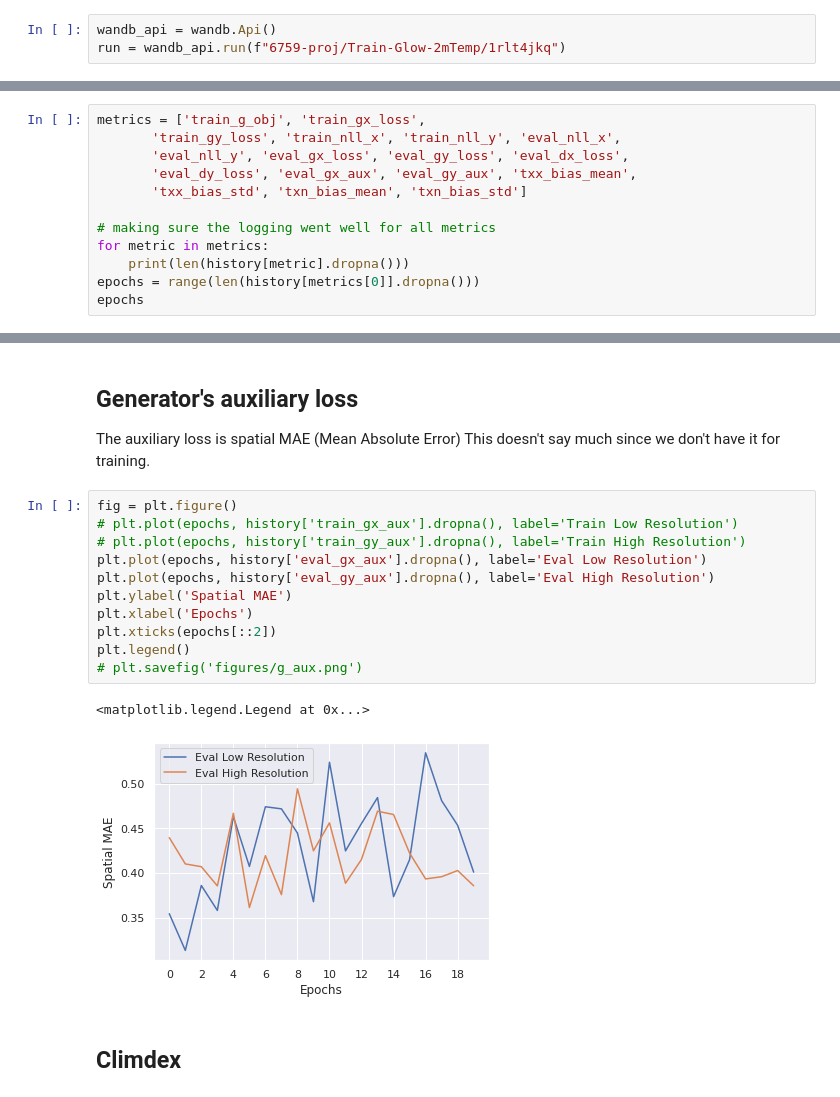
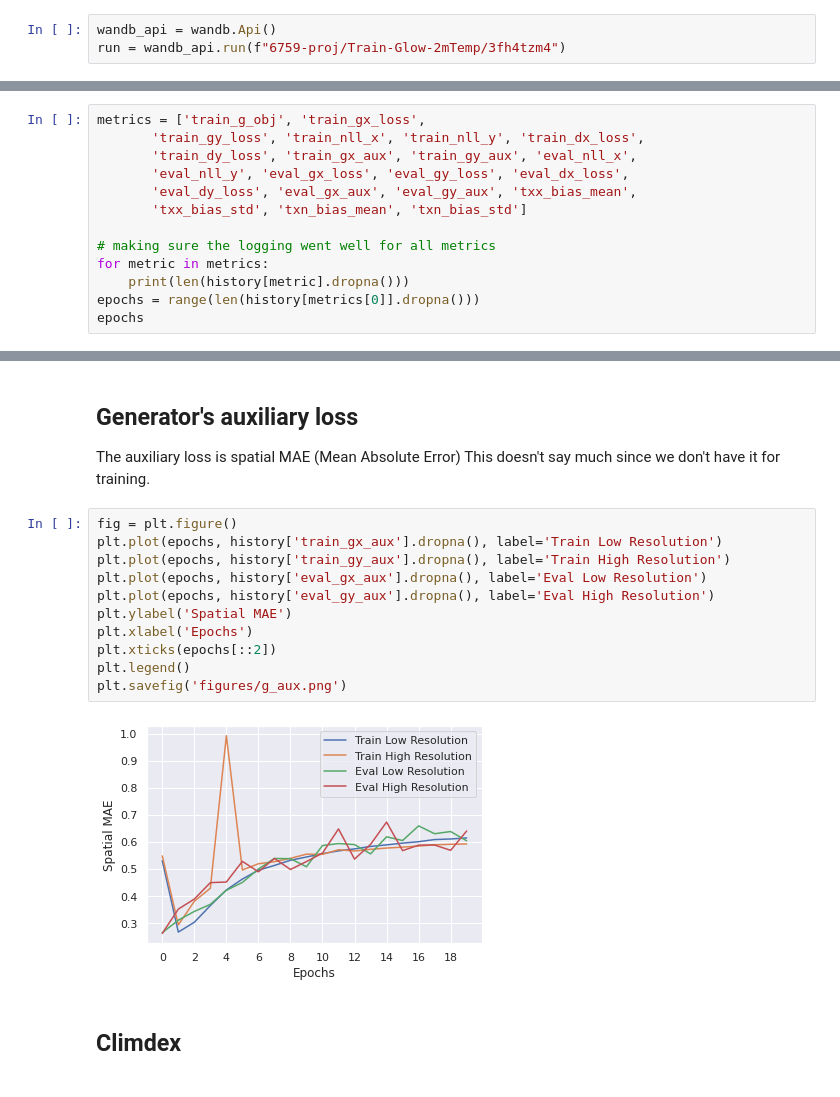
Before and after one commit to 6759-Project/generative-downscaling, a Jupyter notebook: make_figures.ipynb, the cells around one changed output, grey strips where cells are left out. Drawn from its saved outputs; the diff is of its cells as text.

Commit message:
Created figures with additional metrics and updated data

```diff
--- a/make_figures.ipynb
+++ b/make_figures.ipynb
@@ -8,7 +8,7 @@ import seaborn as sns
 sns.set()
 # %%
 wandb_api = wandb.Api()
-run = wandb_api.run(f"6759-proj/Train-Glow-2mTemp/1rlt4jkq")
+run = wandb_api.run(f"6759-proj/Train-Glow-2mTemp/3fh4tzm4")
 # %%
 history = run.history()
 # %%
@@ -22,7 +23,8 @@ Index(['_step', '_runtime', 'train_g_obj', '_timestamp', 'train_gx_loss',
       dtype='object')
 # %%
 metrics = ['train_g_obj', 'train_gx_loss',
-       'train_gy_loss', 'train_nll_x', 'train_nll_y', 'eval_nll_x',
+       'train_gy_loss', 'train_nll_x', 'train_nll_y', 'train_dx_loss',
+       'train_dy_loss', 'train_gx_aux', 'train_gy_aux', 'eval_nll_x',
        'eval_nll_y', 'eval_gx_loss', 'eval_gy_loss', 'eval_dx_loss',
        'eval_dy_loss', 'eval_gx_aux', 'eval_gy_aux', 'txx_bias_mean',
        'txx_bias_std', 'txn_bias_mean', 'txn_bias_std']
@@ -156,18 +135,17 @@ The auxiliary loss is spatial MAE (Mean Absolute Error)
 This doesn't say much since we don't have it for training.
 # %%
 fig = plt.figure()
-# plt.plot(epochs, history['train_gx_aux'].dropna(), label='Train Low Resolution')
-# plt.plot(epochs, history['train_gy_aux'].dropna(), label='Train High Resolution')
+plt.plot(epochs, history['train_gx_aux'].dropna(), label='Train Low Resolution')
+plt.plot(epochs, history['train_gy_aux'].dropna(), label='Train High Resolution')
 plt.plot(epochs, history['eval_gx_aux'].dropna(), label='Eval Low Resolution')
 plt.plot(epochs, history['eval_gy_aux'].dropna(), label='Eval High Resolution')
 plt.ylabel('Spatial MAE')
 plt.xlabel('Epochs')
 plt.xticks(epochs[::2])
 plt.legend()
-# plt.savefig('figures/g_aux.png')
+plt.savefig('figures/g_aux.png')
 # %% [output]
-<matplotlib.legend.Legend at 0x...>
-[figure, old version]
+[figure, new version]
 # %% [markdown]
 ## Climdex
 # %%
```
Also changed, not shown: parts of 7 cells of this notebook, 6 other files.
